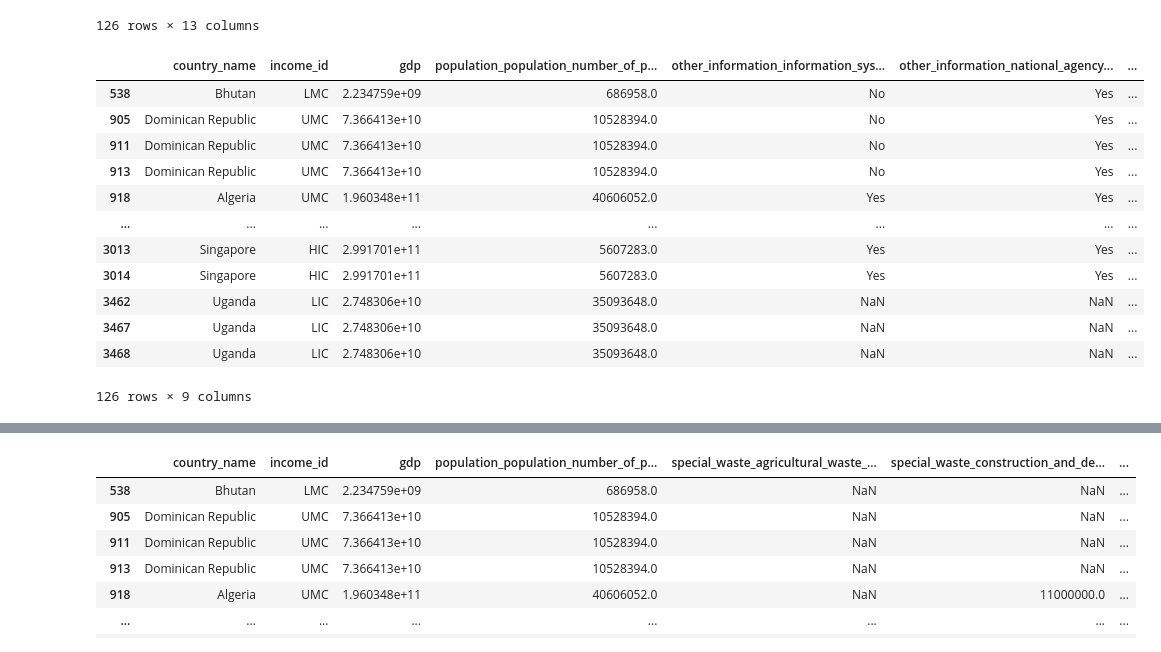
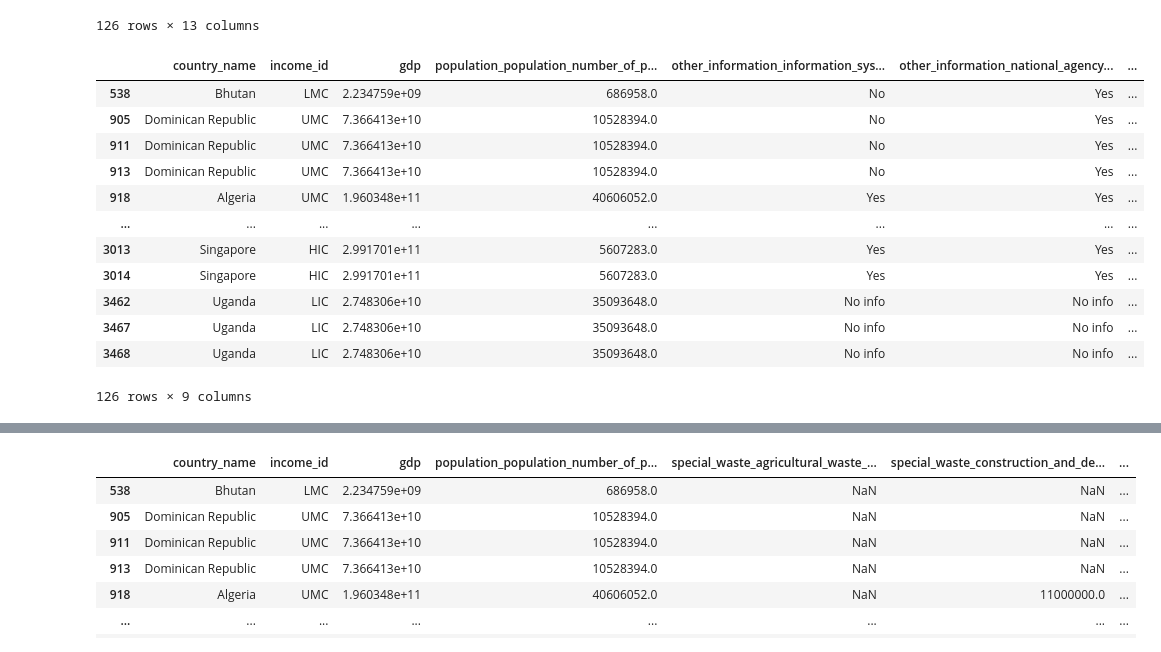
Before and after one commit to ShilpaMuralidhar/WasteManagement, a Jupyter notebook: Data_Science/Data cleaning.ipynb, the cells around one changed output, grey strips where cells are left out. Drawn from its saved outputs; the diff is of its cells as text; code cells hidden in the pictures.

```diff
--- a/Data_Science/Data cleaning.ipynb
+++ b/Data_Science/Data cleaning.ipynb
@@ -231,25 +231,25 @@ waste_generated.fillna(0)
 # %%
 waste_information = world_group_2017[[
         'country_name',
         'income_id', 'gdp',
         'population_population_number_of_people',
         'other_information_information_system_for_solid_waste_management',
         'other_information_national_agency_to_enforce_solid_waste_laws_and_regulations',
         'other_information_national_law_governing_solid_waste_management_in_the_country',
         'other_information_ppp_rules_and_regulations',
         'other_information_summary_of_key_solid_waste_information_made_available_to_the_public']]
-waste_information
+waste_information.fillna('No info')
 # %% [output]
 |  | country_name | income_id | gdp | population_population_number_of_p... | other_information_information_sys... | other_information_national_agency... | ... |
 | 538 | Bhutan | LMC | 2.234759e+09 | 686958.0 | No | Yes | ... |
 | 905 | Dominican Republic | UMC | 7.366413e+10 | 10528394.0 | No | Yes | ... |
 | 911 | Dominican Republic | UMC | 7.366413e+10 | 10528394.0 | No | Yes | ... |
 | 913 | Dominican Republic | UMC | 7.366413e+10 | 10528394.0 | No | Yes | ... |
 | 918 | Algeria | UMC | 1.960348e+11 | 40606052.0 | Yes | Yes | ... |
 | ... | ... | ... | ... | ... | ... | ... | ... |
 | 3013 | Singapore | HIC | 2.991701e+11 | 5607283.0 | Yes | Yes | ... |
 | 3014 | Singapore | HIC | 2.991701e+11 | 5607283.0 | Yes | Yes | ... |
-| 3462 | Uganda | LIC | 2.748306e+10 | 35093648.0 | NaN | NaN | ... |
-| 3467 | Uganda | LIC | 2.748306e+10 | 35093648.0 | NaN | NaN | ... |
-| 3468 | Uganda | LIC | 2.748306e+10 | 35093648.0 | NaN | NaN | ... |
+| 3462 | Uganda | LIC | 2.748306e+10 | 35093648.0 | No info | No info | ... |
+| 3467 | Uganda | LIC | 2.748306e+10 | 35093648.0 | No info | No info | ... |
+| 3468 | Uganda | LIC | 2.748306e+10 | 35093648.0 | No info | No info | ... |
 126 rows × 9 columns
```
Also changed, not shown: parts of 2 cells of this notebook.
